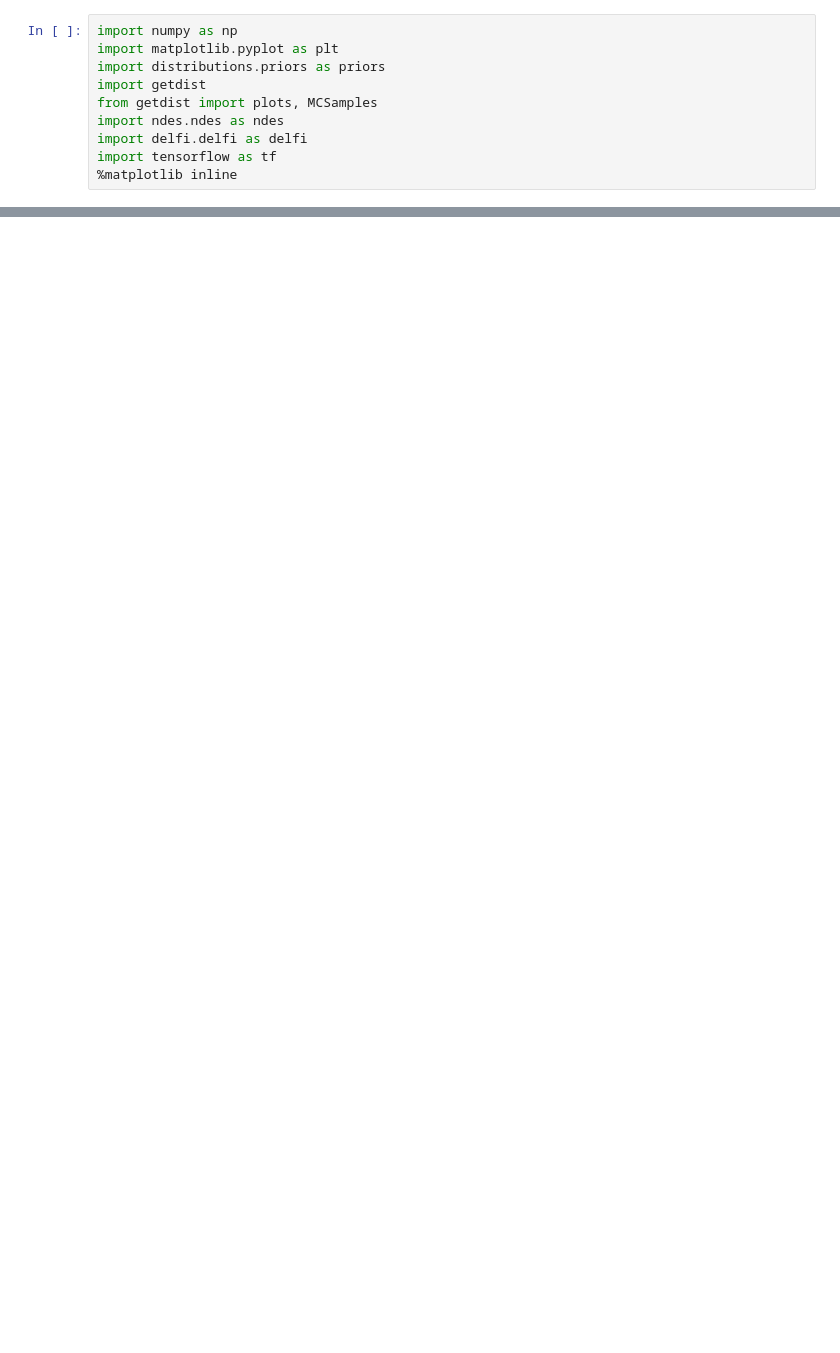
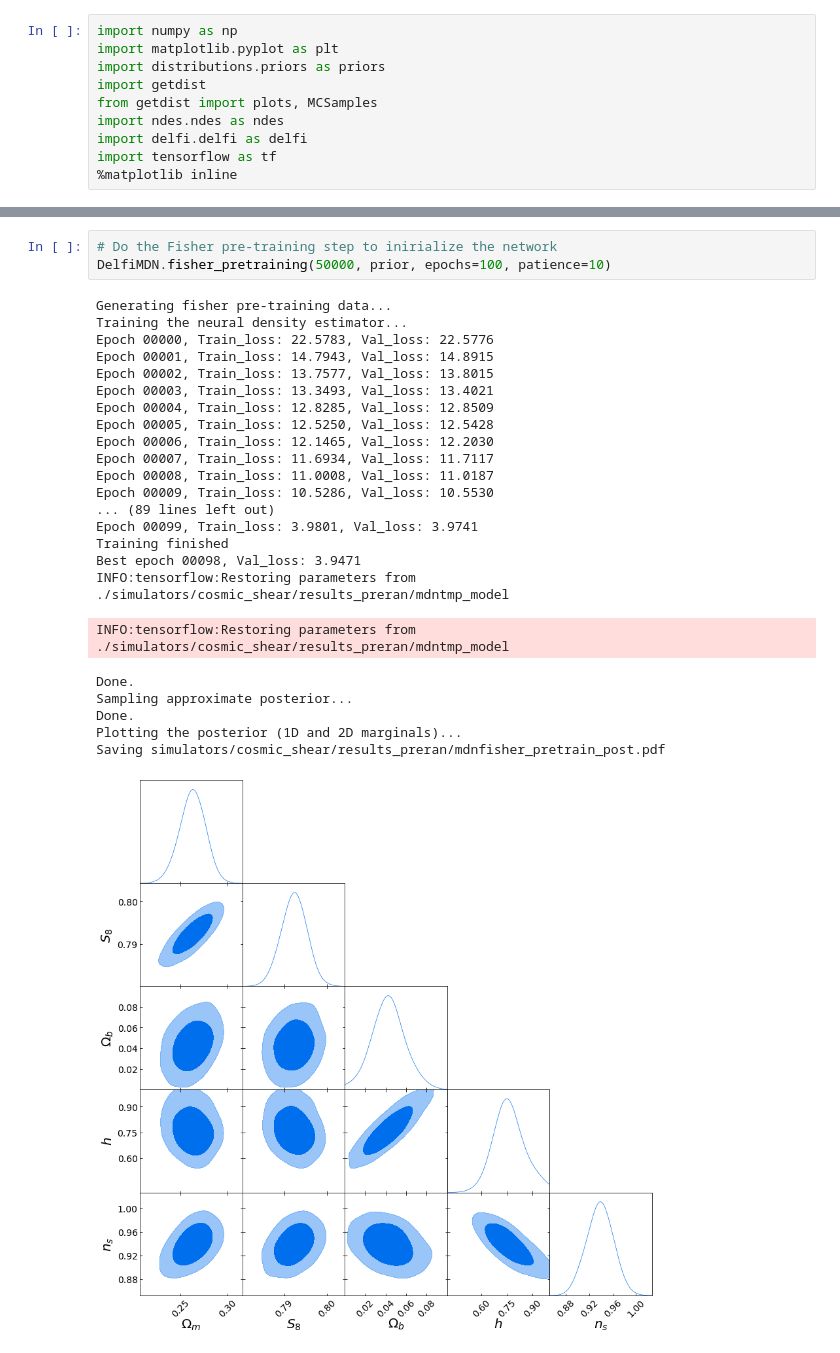
Before and after one commit to jasminelujia/pydelfi, a Jupyter notebook: cosmic_shear_preran_sims.ipynb, the cells around one changed output, grey strips where cells are left out. Drawn from its saved outputs; the diff is of its cells as text; blank space fills up the shorter version.

```diff
--- a/cosmic_shear_preran_sims.ipynb
+++ b/cosmic_shear_preran_sims.ipynb
@@ -97,0 +129,28 @@ Saving simulators/cosmic_shear/results_preran/post_trained.pdf
+# %%
+# Do the Fisher pre-training step to inirialize the network
+DelfiMDN.fisher_pretraining(50000, prior, epochs=100, patience=10)
+# %% [output]
+Generating fisher pre-training data...
+Training the neural density estimator...
+Epoch 00000, Train_loss: 22.5783, Val_loss: 22.5776
+Epoch 00001, Train_loss: 14.7943, Val_loss: 14.8915
+Epoch 00002, Train_loss: 13.7577, Val_loss: 13.8015
+Epoch 00003, Train_loss: 13.3493, Val_loss: 13.4021
+Epoch 00004, Train_loss: 12.8285, Val_loss: 12.8509
+Epoch 00005, Train_loss: 12.5250, Val_loss: 12.5428
+Epoch 00006, Train_loss: 12.1465, Val_loss: 12.2030
+Epoch 00007, Train_loss: 11.6934, Val_loss: 11.7117
+Epoch 00008, Train_loss: 11.0008, Val_loss: 11.0187
+Epoch 00009, Train_loss: 10.5286, Val_loss: 10.5530
+... (89 lines left out)
+Epoch 00099, Train_loss: 3.9801, Val_loss: 3.9741
+Training finished
+Best epoch 00098, Val_loss: 3.9471
+INFO:tensorflow:Restoring parameters from ./simulators/cosmic_shear/results_preran/mdntmp_model
+INFO:tensorflow:Restoring parameters from ./simulators/cosmic_shear/results_preran/mdntmp_model
+Done.
+Sampling approximate posterior...
+Done.
+Plotting the posterior (1D and 2D marginals)...
+Saving simulators/cosmic_shear/results_preran/mdnfisher_pretrain_post.pdf
+[figure, added]
```
Also changed, not shown: parts of 15 cells of this notebook, 21 other files.
